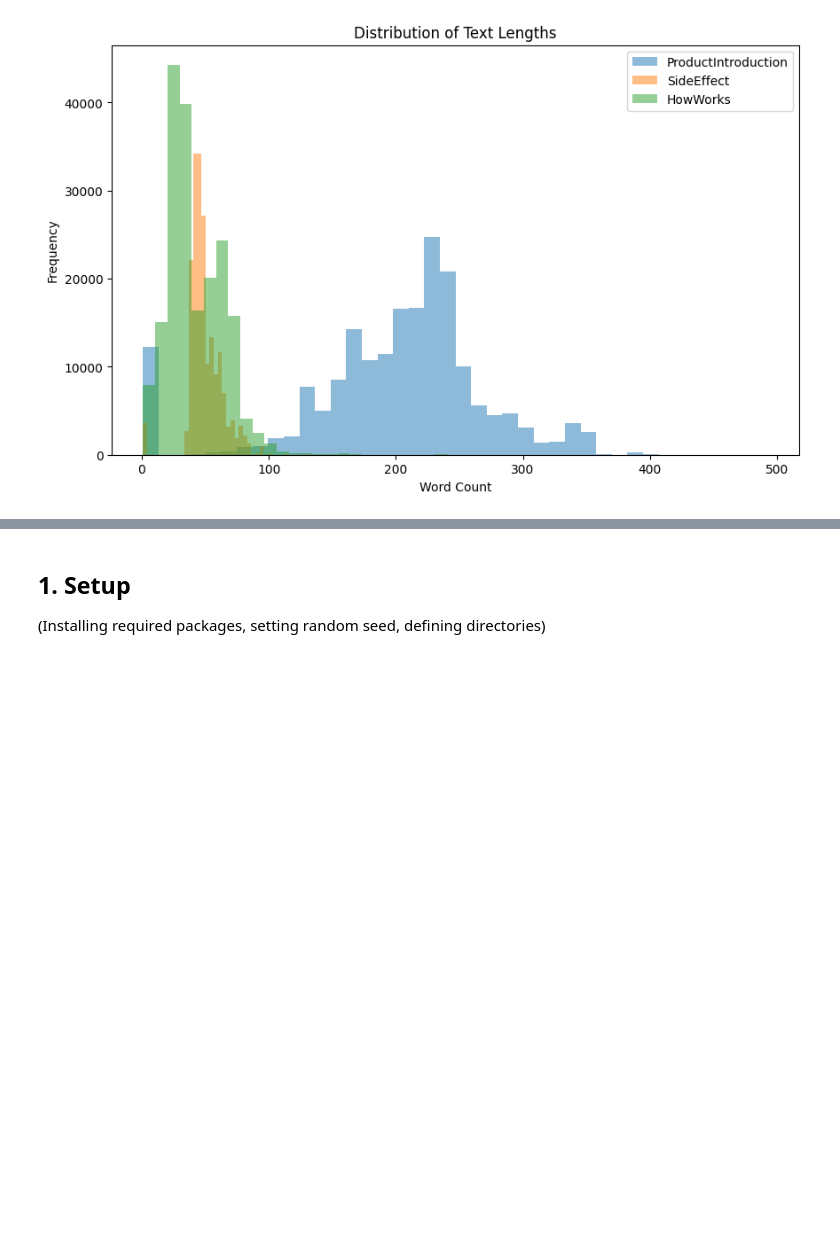
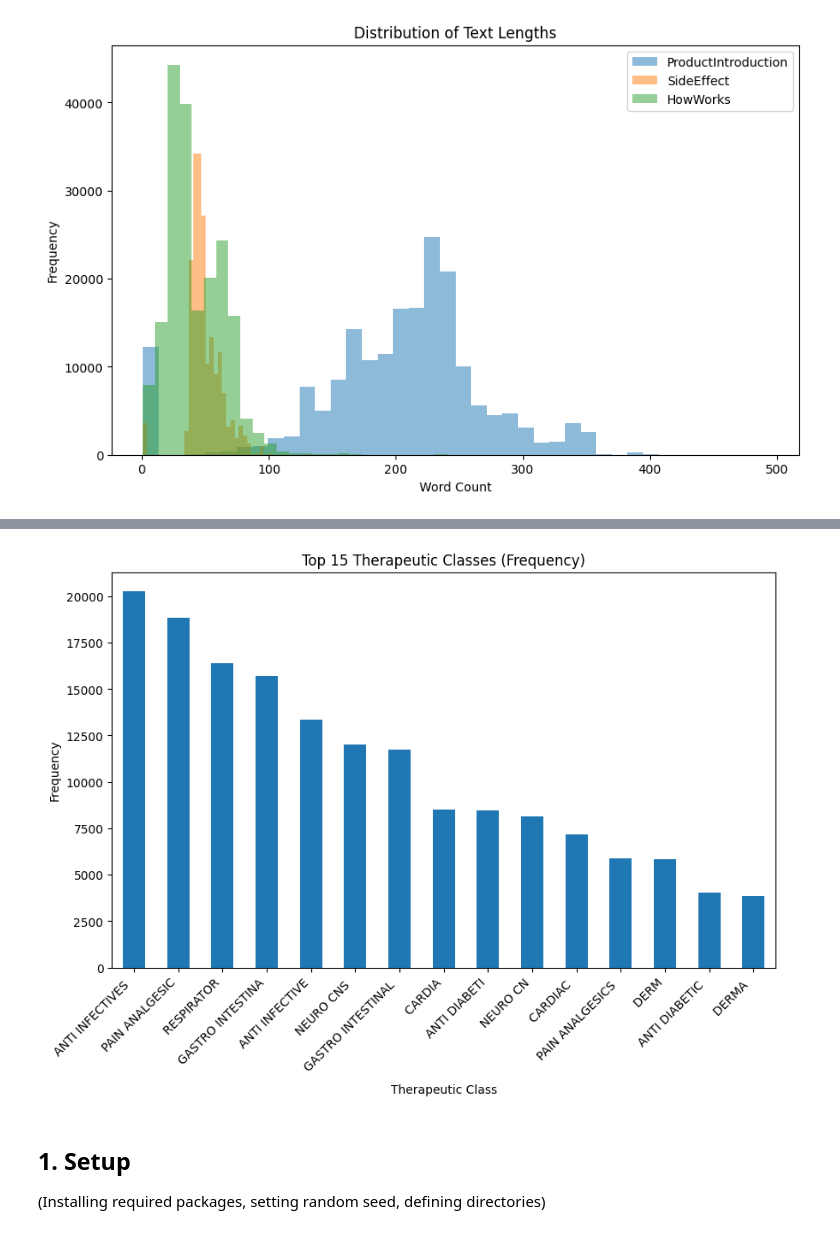
Before and after one commit to fatemehmsh90/Business-Data-Analytics-Project, a Jupyter notebook: notebooks/Drug_Substitute_Analysis.ipynb, the cells around one changed output, grey strips where cells are left out. Saved outputs shown, nothing was run; the diff lists cells and outputs as text; code cells hidden in the pictures; blank space fills up the shorter version.

```diff
--- a/notebooks/Drug_Substitute_Analysis.ipynb
+++ b/notebooks/Drug_Substitute_Analysis.ipynb
@@ -723,3 +716,32 @@ plt.show()
+# %%
+# ===========================
+# FIGURE 4.2 - Top Therapeutic Classes
+# ===========================
+
+import matplotlib.pyplot as plt
+
+# 1) Count frequency of each therapeutic class and take the top 15
+ther_counts = mid_df["Therapeutic_Class"].value_counts().head(15)
+
+# 2) Create bar chart
+plt.figure(figsize=(10, 6))
+ther_counts.plot(kind="bar")
+
+# 3) Set axis labels and title
+plt.xlabel("Therapeutic Class")
+plt.ylabel("Frequency")
+plt.title("Top 15 Therapeutic Classes (Frequency)")
+
+# 4) Rotate x labels so they are readable
+plt.xticks(rotation=45, ha='right')
+
+# 5) Save figure to the figures folder
+plt.savefig(f"{FIG_DIR}/figure_4_2.png", dpi=300, bbox_inches='tight')
+
+# 6) Show the plot
+plt.show()
+# %% [output]
+[figure, added]
 # %% [markdown]
 ## 1. Setup
 (Installing required packages, setting random seed, defining directories)
```
Also changed, not shown: parts of 2 cells of this notebook.
